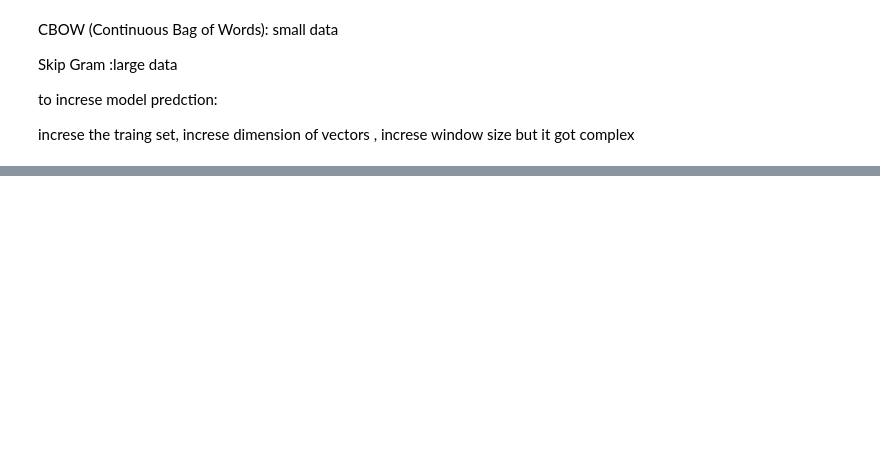
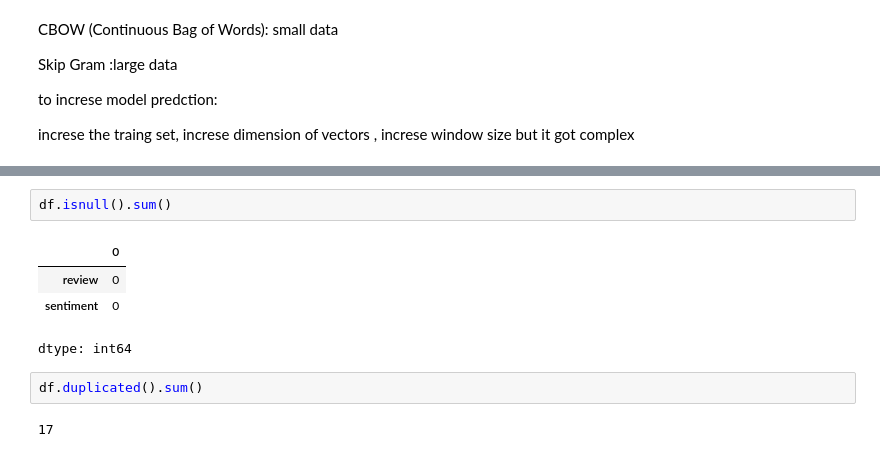
Before and after one commit to payal500/practice-series-, a Jupyter notebook: nlp_practice.ipynb, the cells around one changed output, grey strips where cells are left out. Drawn from its saved outputs; the diff is of its cells as text; blank space fills up the shorter version.

```diff
--- a/nlp_practice.ipynb
+++ b/nlp_practice.ipynb
@@ -465,0 +503,11 @@ increse the traing set, increse dimension of vectors , increse window size but i
+# %%
+df.isnull().sum()
+# %% [output]
+|  | 0 |
+| review | 0 |
+| sentiment | 0 |
+dtype: int64
+# %%
+df.duplicated().sum()
+# %% [output]
+17
```
Also changed, not shown: parts of 30 cells of this notebook.
